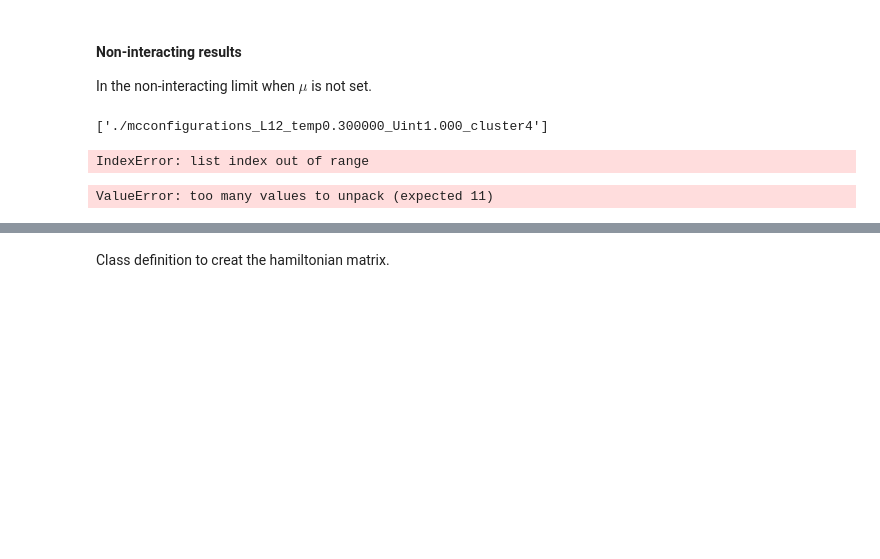
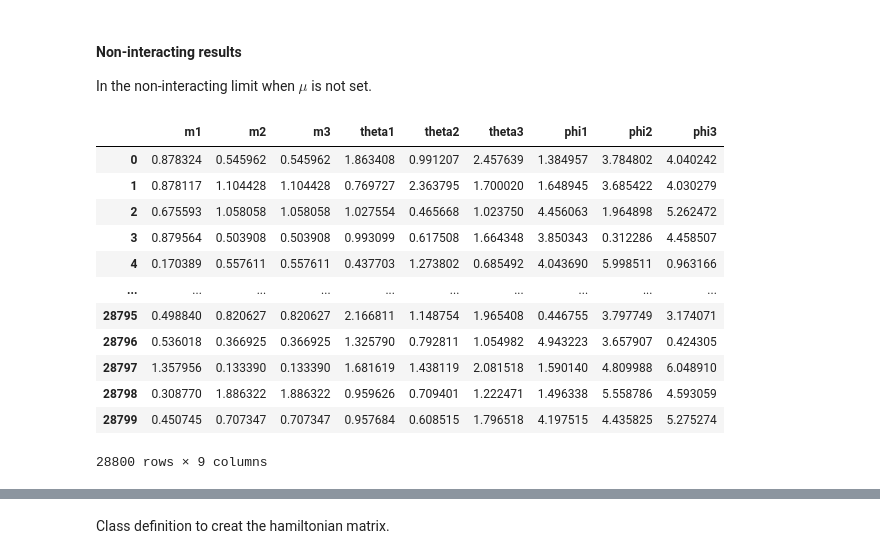
Before and after one commit to Shashi1a/intkagome, a Jupyter notebook: Untitled.ipynb, the cells around one changed output, grey strips where cells are left out. Drawn from its saved outputs; the diff is of its cells as text; code cells hidden in the pictures; blank space fills up the shorter version.

```diff
--- a/Untitled.ipynb
+++ b/Untitled.ipynb
@@ -7,16 +7,3 @@ import glob
 # %% [markdown]
 #### Non-interacting results
 In the non-interacting limit when $\mu$ is not set.
-# %%
-filename = glob.glob('./mc*')
-print(filename)
-
-data = pd.read_csv(filename[0],header=None)
-data.columns = ['data']
-# %% [output]
-['./mcconfigurations_L12_temp0.300000_Uint1.000_cluster4']
-IndexError: list index out of range
-# %%
-_,_,m1,m2,m3,t1,t2,t3,p1,p2,p3 = data.loc[:,'data'].str.split(' , ')
-# %% [output]
-ValueError: too many values to unpack (expected 11)
@@ -22,0 +184,16 @@ ValueError: too many values to unpack (expected 11)
+# %%
+datadf.iloc[:,:-1]
+# %% [output]
+|  | m1 | m2 | m3 | theta1 | theta2 | theta3 | phi1 | phi2 | phi3 |
+| 0 | 0.878324 | 0.545962 | 0.545962 | 1.863408 | 0.991207 | 2.457639 | 1.384957 | 3.784802 | 4.040242 |
+| 1 | 0.878117 | 1.104428 | 1.104428 | 0.769727 | 2.363795 | 1.700020 | 1.648945 | 3.685422 | 4.030279 |
+| 2 | 0.675593 | 1.058058 | 1.058058 | 1.027554 | 0.465668 | 1.023750 | 4.456063 | 1.964898 | 5.262472 |
+| 3 | 0.879564 | 0.503908 | 0.503908 | 0.993099 | 0.617508 | 1.664348 | 3.850343 | 0.312286 | 4.458507 |
+| 4 | 0.170389 | 0.557611 | 0.557611 | 0.437703 | 1.273802 | 0.685492 | 4.043690 | 5.998511 | 0.963166 |
+| ... | ... | ... | ... | ... | ... | ... | ... | ... | ... |
+| 28795 | 0.498840 | 0.820627 | 0.820627 | 2.166811 | 1.148754 | 1.965408 | 0.446755 | 3.797749 | 3.174071 |
+| 28796 | 0.536018 | 0.366925 | 0.366925 | 1.325790 | 0.792811 | 1.054982 | 4.943223 | 3.657907 | 0.424305 |
+| 28797 | 1.357956 | 0.133390 | 0.133390 | 1.681619 | 1.438119 | 2.081518 | 1.590140 | 4.809988 | 6.048910 |
+| 28798 | 0.308770 | 1.886322 | 1.886322 | 0.959626 | 0.709401 | 1.222471 | 1.496338 | 5.558786 | 4.593059 |
+| 28799 | 0.450745 | 0.707347 | 0.707347 | 0.957684 | 0.608515 | 1.796518 | 4.197515 | 4.435825 | 5.275274 |
+28800 rows × 9 columns
```
Also changed, not shown: parts of 4 cells of this notebook.
